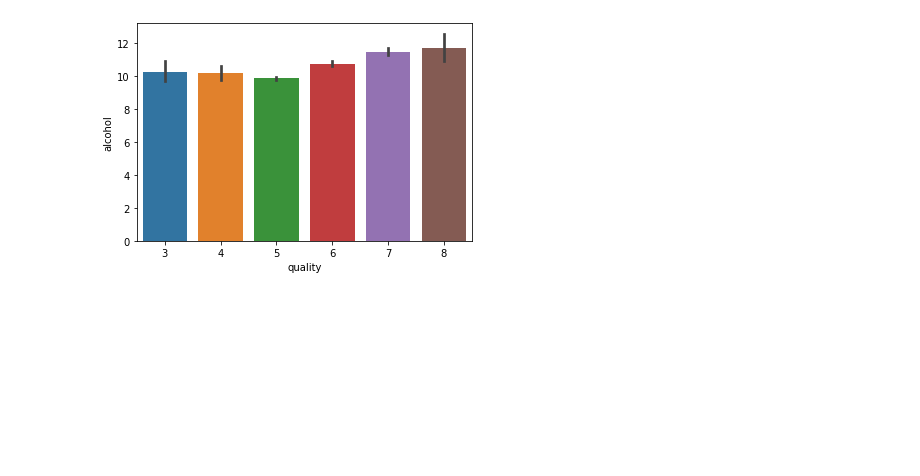
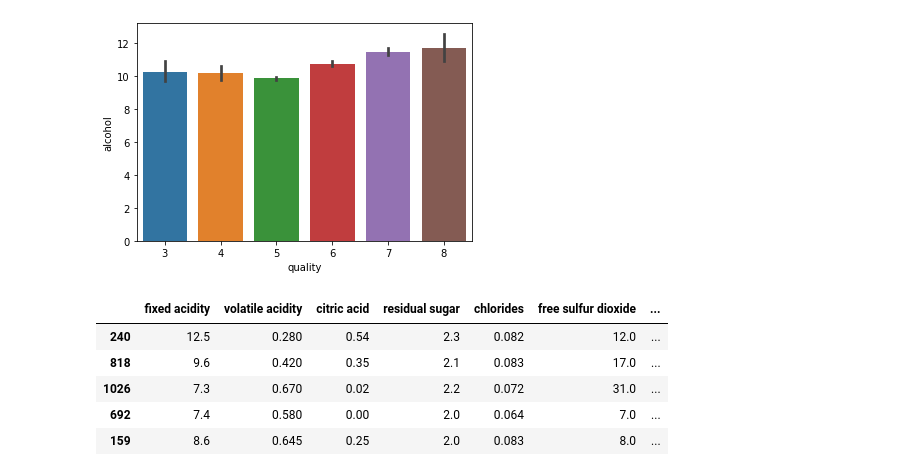
Before and after one commit to Michael-Austin-Mesa/wine-classification-project, a Jupyter notebook: explore.ipynb, the cells around one changed output. Cells and saved outputs as stored; diff of their text form; code cells hidden in the pictures; blank space fills up the shorter version.

```diff
--- a/explore.ipynb
+++ b/explore.ipynb
@@ -134,3 +134,12 @@ sb.barplot(data=train, x=train['quality'],y=train['alcohol'])
 # %% [output]
 <AxesSubplot:xlabel='quality', ylabel='alcohol'>
 [figure]
+# %%
+train.head()
+# %% [output]
+|  | fixed acidity | volatile acidity | citric acid | residual sugar | chlorides | free sulfur dioxide | ... |
+| 240 | 12.5 | 0.280 | 0.54 | 2.3 | 0.082 | 12.0 | ... |
+| 818 | 9.6 | 0.420 | 0.35 | 2.1 | 0.083 | 17.0 | ... |
+| 1026 | 7.3 | 0.670 | 0.02 | 2.2 | 0.072 | 31.0 | ... |
+| 692 | 7.4 | 0.580 | 0.00 | 2.0 | 0.064 | 7.0 | ... |
+| 159 | 8.6 | 0.645 | 0.25 | 2.0 | 0.083 | 8.0 | ... |
```
Also changed, not shown: parts of 4 cells of this notebook.
